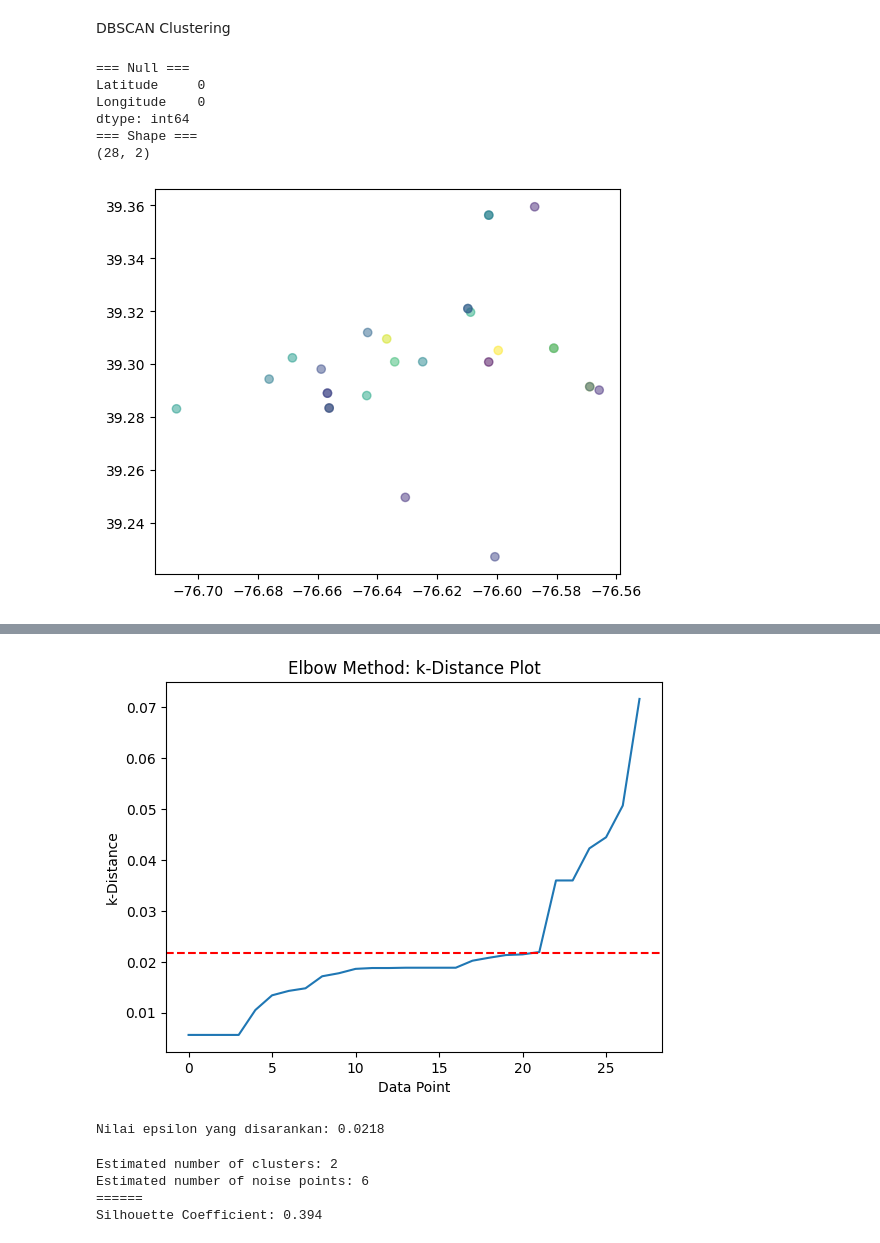
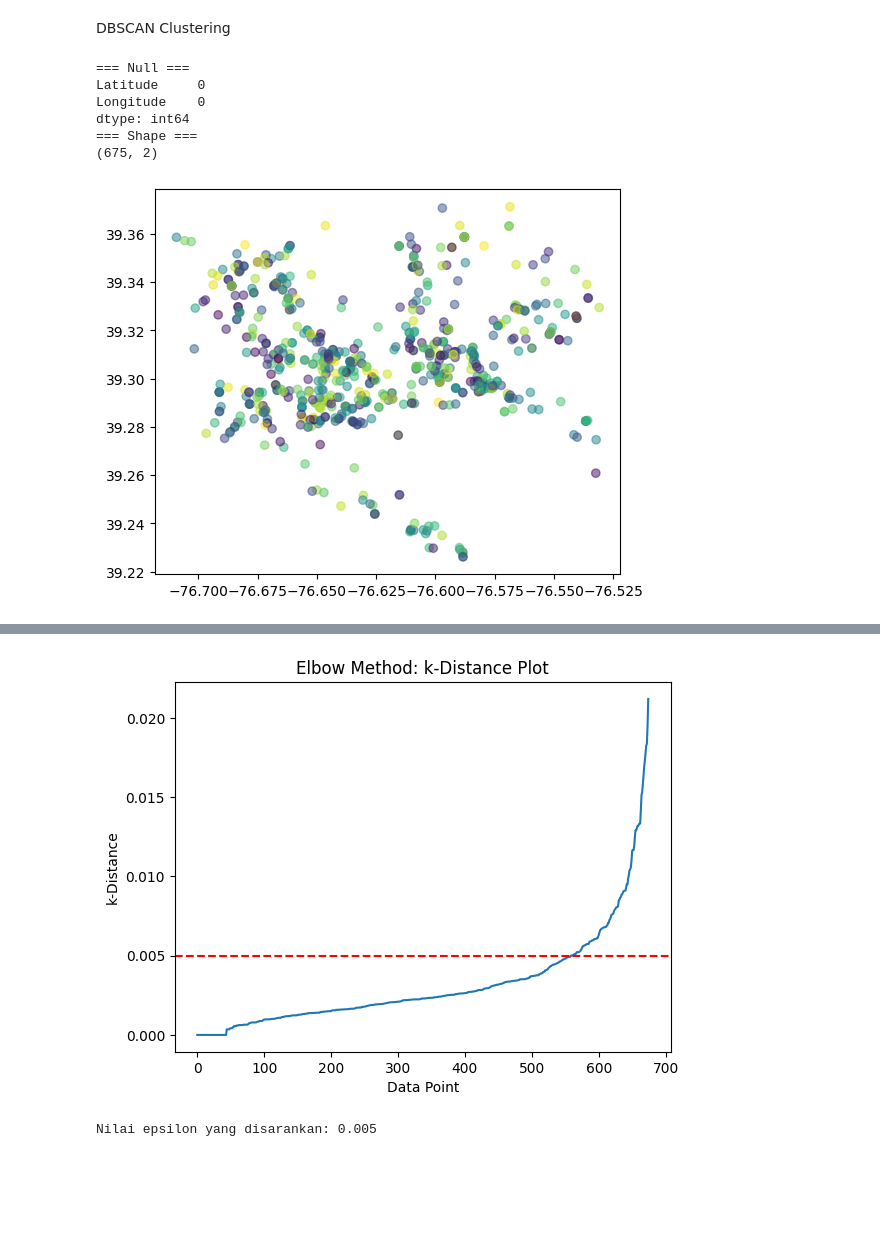
Before and after one commit to novay/crime-dbscan, a Jupyter notebook: 05-predict.ipynb, the cells around one changed output, grey strips where cells are left out. Drawn from its saved outputs; the diff is of its cells as text; code cells hidden in the pictures; blank space fills up the shorter version.

```diff
--- a/05-predict.ipynb
+++ b/05-predict.ipynb
@@ -3,7 +3,7 @@ import numpy as np
 import pandas as pd
 import matplotlib.pyplot as plt
 
-year = 2012
+year = 2018
 # %% [markdown]
 Preprocessing
 # %%
@@ -45,7 +45,7 @@ Latitude     0
 Longitude    0
 dtype: int64
 === Shape ===
-(28, 2)
+(675, 2)
 # %%
 x = location['Longitude']
 y = location['Latitude']
@@ -56,7 +56,7 @@ plt.figure(figsize=(6,5))
 plt.scatter(x, y,c=colors, alpha=0.5)
 plt.show()
 # %% [output]
-[figure, old version]
+[figure, new version]
 # %%
 import folium
 import re
@@ -86,51 +86,34 @@ import matplotlib.pyplot as plt
 XD = location
 XD = XD[~np.isnan(XD)]
 X = XD.dropna()
 
 # K-Distance = 2x(Jumlah Dimensi)
 nn = NearestNeighbors(n_neighbors=4)
 nn.fit(X)
 distances, _ = nn.kneighbors(X)
 
 # Sorting distances
 distances = np.sort(distances, axis=0)
 distances = distances[:, -1]
 
 # Plot k-distance
 plt.plot(distances)
 
 # Mencari perubahan yang signifikan dalam k-distance
 differences = np.diff(distances)
 max_diff = np.argmax(differences) + 1
 
 # Menentukan epsilon
-epsilon = 0.0218
+epsilon = 0.005
 plt.axhline(y=epsilon, color='r', linestyle='--')
 
 plt.xlabel('Data Point')
 plt.ylabel('k-Distance')
 plt.title('Elbow Method: k-Distance Plot')
 plt.show()
 
 print("Nilai epsilon yang disarankan:", epsilon)
 # %% [output]
-[figure, old version]
+[figure, new version]
-Nilai epsilon yang disarankan: 0.0218
+Nilai epsilon yang disarankan: 0.005
-# %%
-from sklearn import metrics
-from sklearn.cluster import DBSCAN
-
-X = df[['Latitude', 'Longitude']]
-X = X.dropna()
-
-db = DBSCAN(eps=0.0218, min_samples=5).fit(X)
-labels = db.labels_
-
-n_clusters_ = len(set(labels)) - (1 if -1 in labels else 0)
-n_noise_ = list(labels).count(-1)
-# %% [output]
-Estimated number of clusters: 2
-Estimated number of noise points: 6
-======
-Silhouette Coefficient: 0.394
 # %%
```
Also changed, not shown: parts of 2 cells of this notebook.
